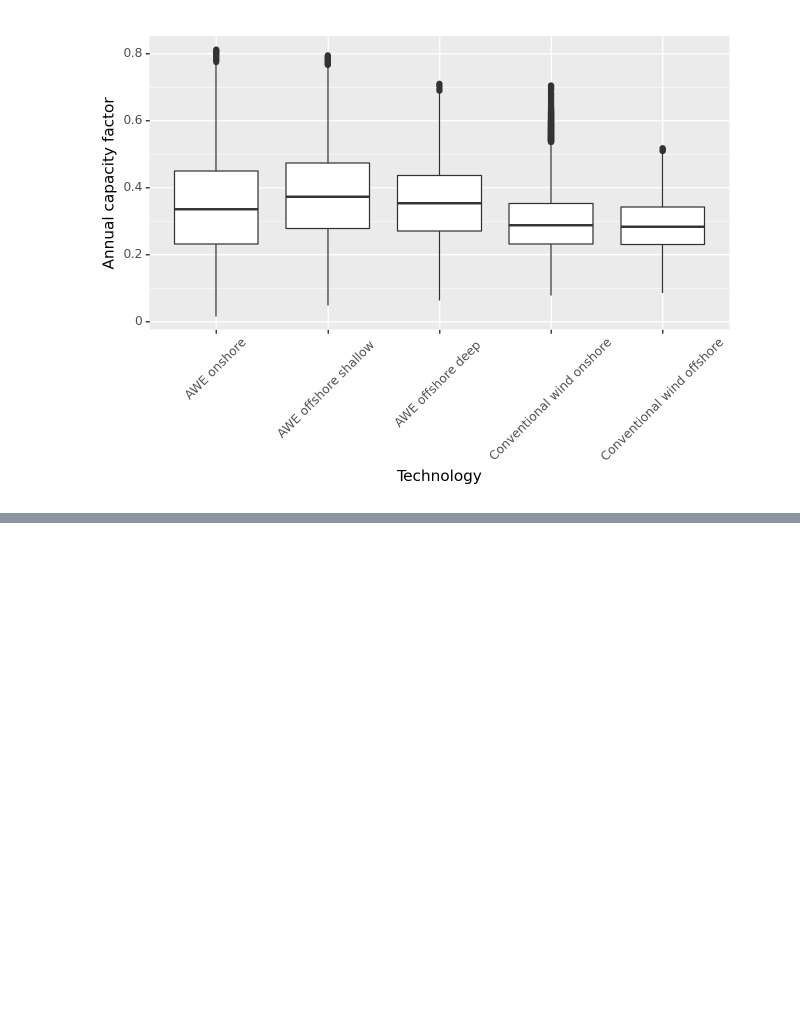
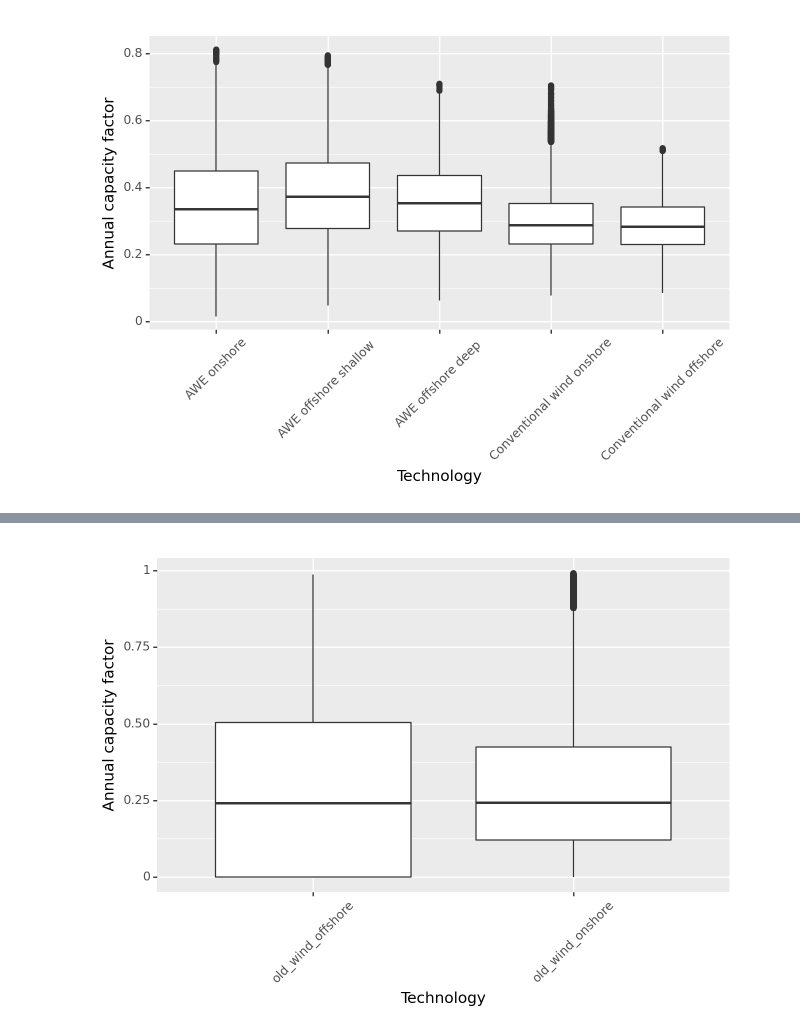
Before and after one commit to jnnr/jw4a-d2.1, a Jupyter notebook: notebooks/boxplots.ipynb, the cells around one changed output, grey strips where cells are left out. Cells and saved outputs as stored; diff of their text form; code cells hidden in the pictures; blank space fills up the shorter version.

```diff
--- a/notebooks/boxplots.ipynb
+++ b/notebooks/boxplots.ipynb
@@ -63,0 +138,19 @@ print(boxplot)
+# %%
+
+boxplot = (
+    pn.ggplot(df, pn.aes(x='variable', y='value'))
+    + pn.geom_boxplot()
+    + pn.labs(x='Technology', y='Annual capacity factor')
+    + pn.theme(axis_text_x=pn.element_text(angle=45))
+    # + pn.stat_summary(
+    #     geom='text',
+    #     fun_y=np.mean,
+    #     mapping=pn.aes(label='mean'),
+    #     va='bottom',
+    #     size=10
+    # )
+    # + geom_text(aes(label=pn.after_stat('summary')), stat = 'summary')
+)
+print(boxplot)
+# %% [output]
+[figure, added]
```
Also changed, not shown: parts of 22 cells of this notebook.
